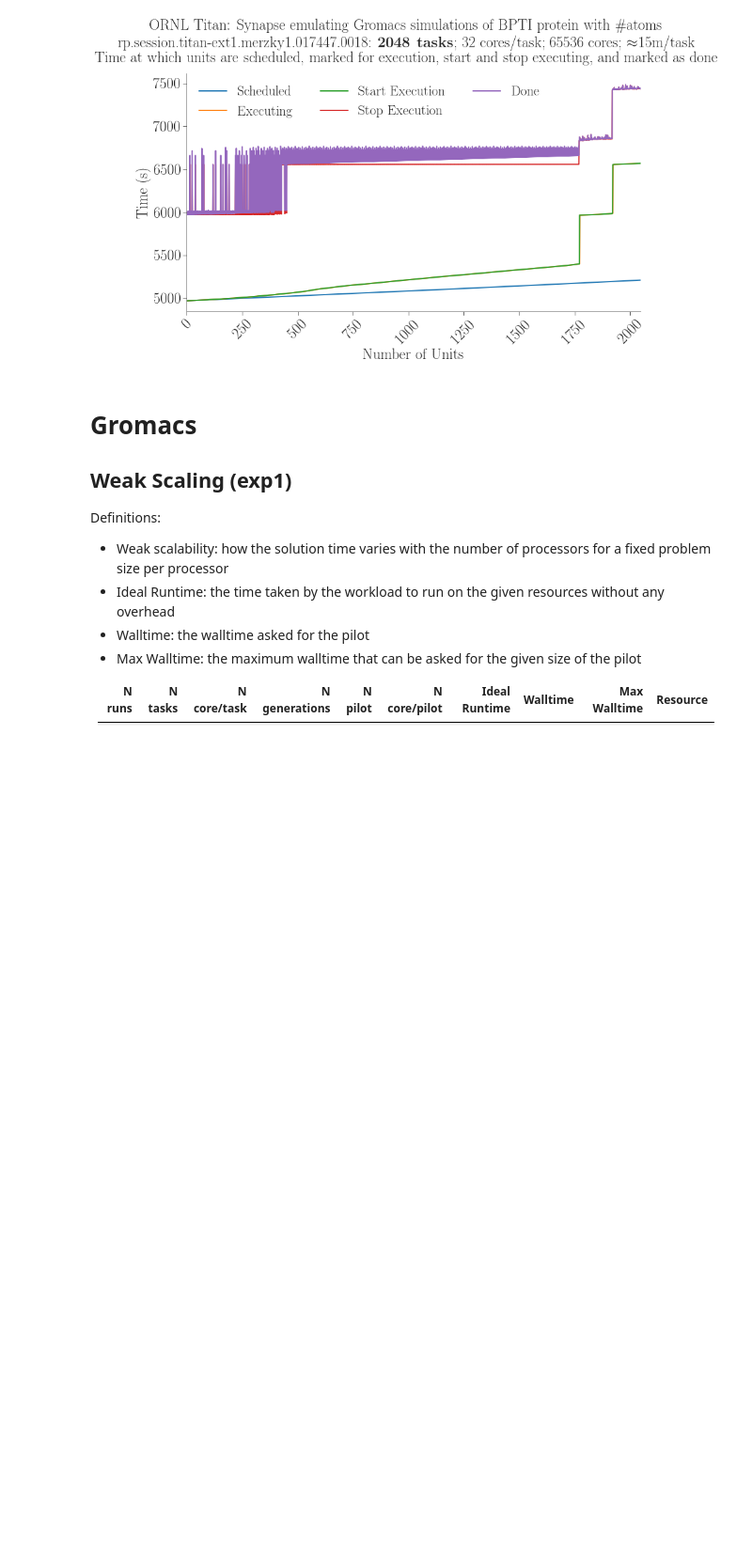
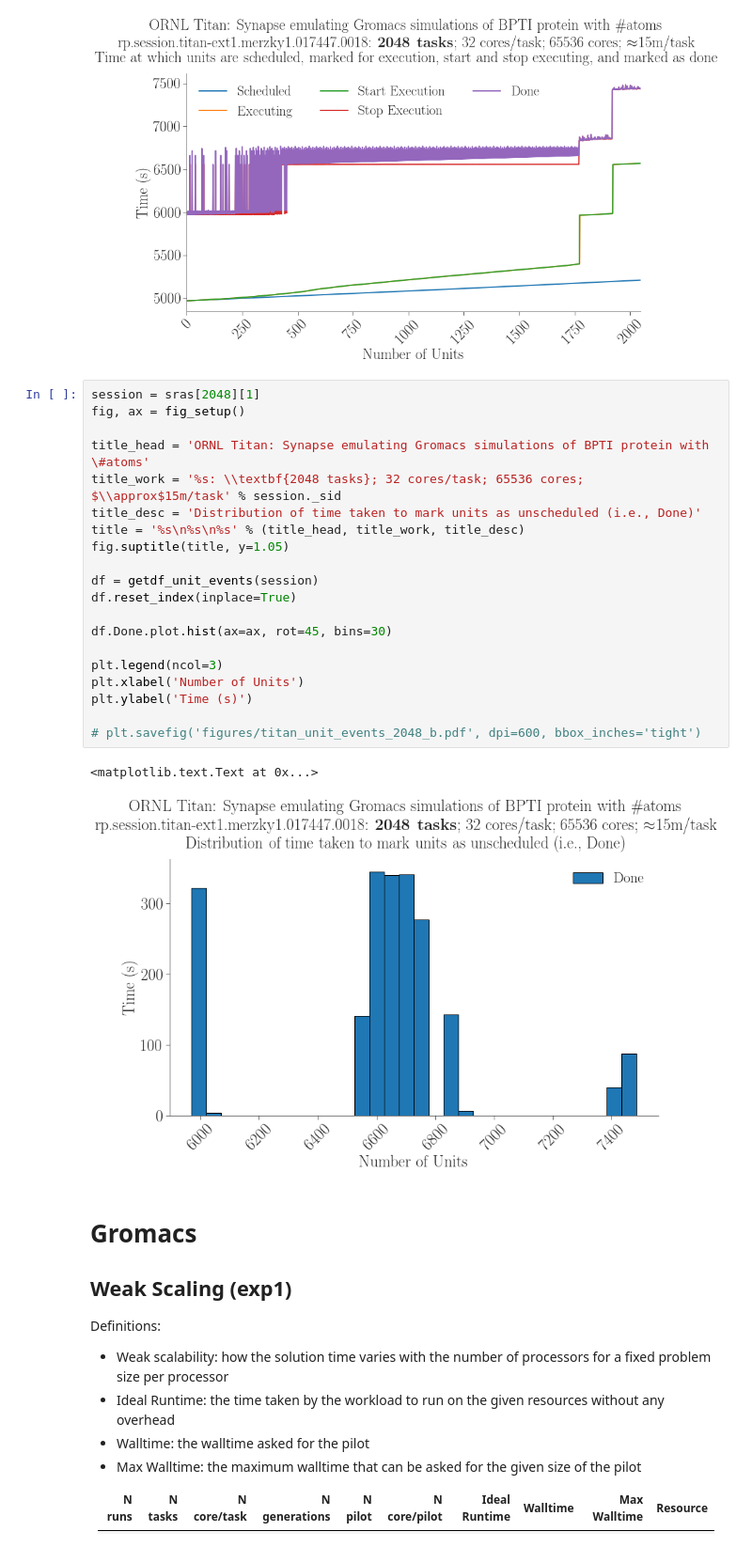
Before and after one commit to radical-experiments/rp.paper, a Jupyter notebook: analysis/rp_paper_ipdps2018.ipynb, the cells around one changed output. Shown at 94% size. Drawn from its saved outputs; the diff is of its cells as text; blank space fills up the shorter version.

Commit message:
Histogram descheduling

```diff
--- a/analysis/rp_paper_ipdps2018.ipynb
+++ b/analysis/rp_paper_ipdps2018.ipynb
@@ -524,6 +524,29 @@ plt.ylabel('Time (s)')
 plt.savefig('figures/titan_unit_events_2048_b.pdf', dpi=600, bbox_inches='tight')
 # %% [output]
 [figure]
+# %%
+session = sras[2048][1]
+fig, ax = fig_setup()
+
+title_head = 'ORNL Titan: Synapse emulating Gromacs simulations of BPTI protein with \#atoms'
+title_work = '%s: \\textbf{2048 tasks}; 32 cores/task; 65536 cores; $\\approx$15m/task' % session._sid
+title_desc = 'Distribution of time taken to mark units as unscheduled (i.e., Done)'
+title = '%s\n%s\n%s' % (title_head, title_work, title_desc)
+fig.suptitle(title, y=1.05)
+
+df = getdf_unit_events(session)
+df.reset_index(inplace=True)
+
+df.Done.plot.hist(ax=ax, rot=45, bins=30)
+
+plt.legend(ncol=3)
+plt.xlabel('Number of Units')
+plt.ylabel('Time (s)')
+
+# plt.savefig('figures/titan_unit_events_2048_b.pdf', dpi=600, bbox_inches='tight')
+# %% [output]
+<matplotlib.text.Text at 0x...>
+[figure, added]
 # %% [markdown]
 # Gromacs
 
```
